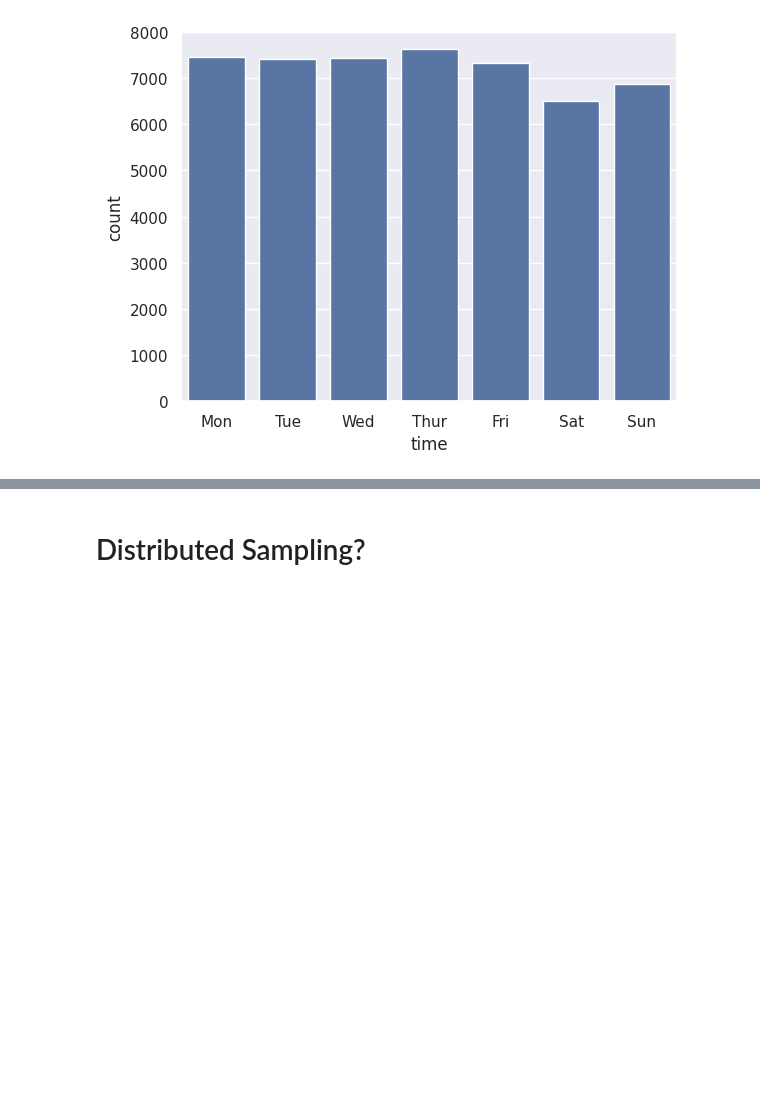
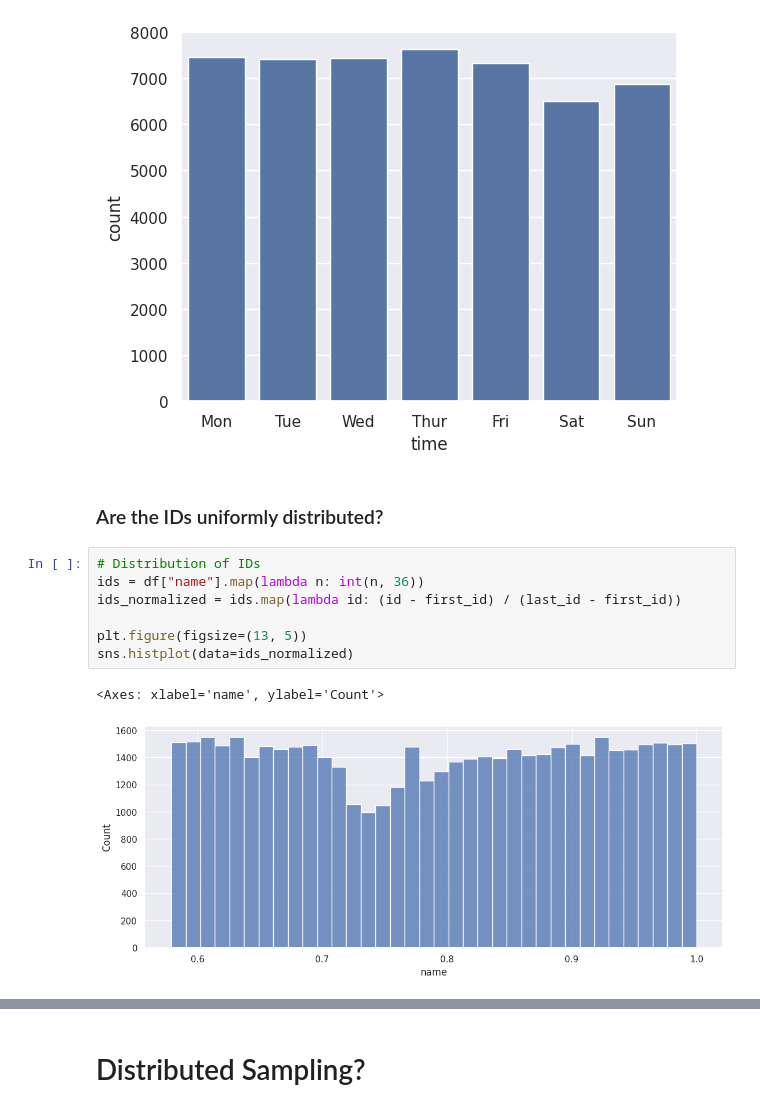
Before and after one commit to gems-cyberlang/cyberlang-learning, a Jupyter notebook: praw-comments-script/praw-playground.ipynb, the cells around one changed output, grey strips where cells are left out. Saved outputs shown, nothing was run; the diff lists cells and outputs as text; blank space fills up the shorter version.

Commit message:
Data validation, try random endpiont

```diff
--- a/praw-comments-script/praw-playground.ipynb
+++ b/praw-comments-script/praw-playground.ipynb
@@ -305,3 +311,15 @@ g.set_xticks(
 );
 # %% [output]
 [figure]
+# %% [markdown]
+### Are the IDs uniformly distributed?
+# %%
+# Distribution of IDs
+ids = df["name"].map(lambda n: int(n, 36))
+ids_normalized = ids.map(lambda id: (id - first_id) / (last_id - first_id))
+
+plt.figure(figsize=(13, 5))
+sns.histplot(data=ids_normalized)
+# %% [output]
+<Axes: xlabel='name', ylabel='Count'>
+[figure, added]
```
Also changed, not shown: parts of 18 cells of this notebook, 1 other file.
